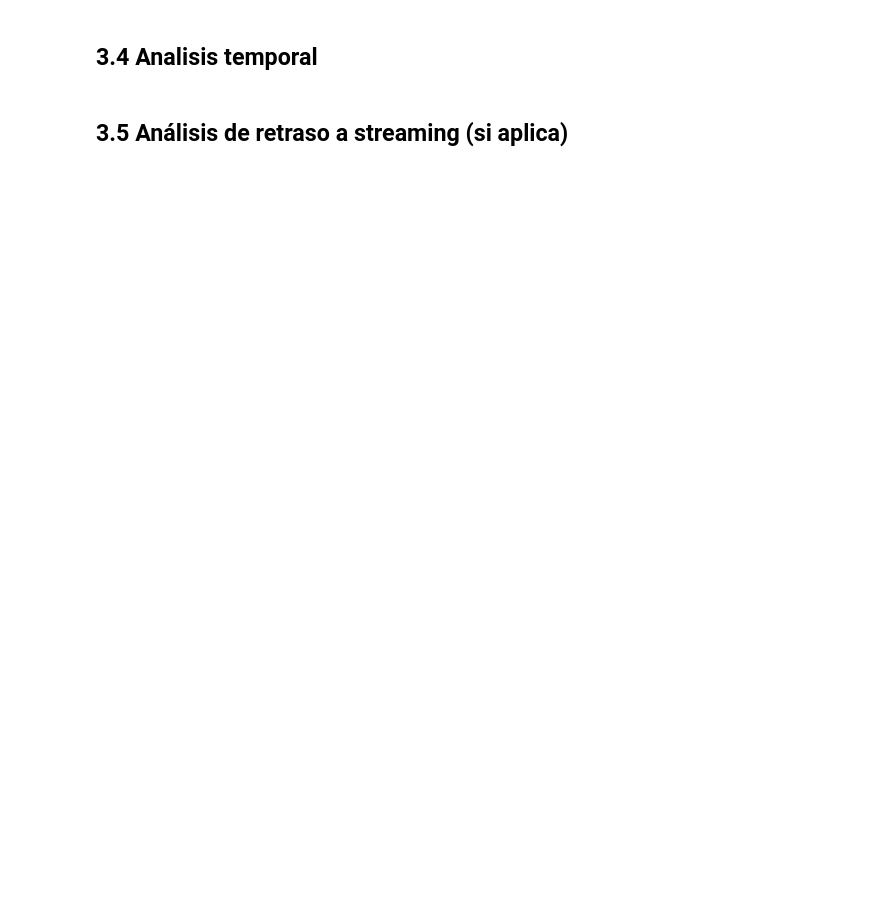
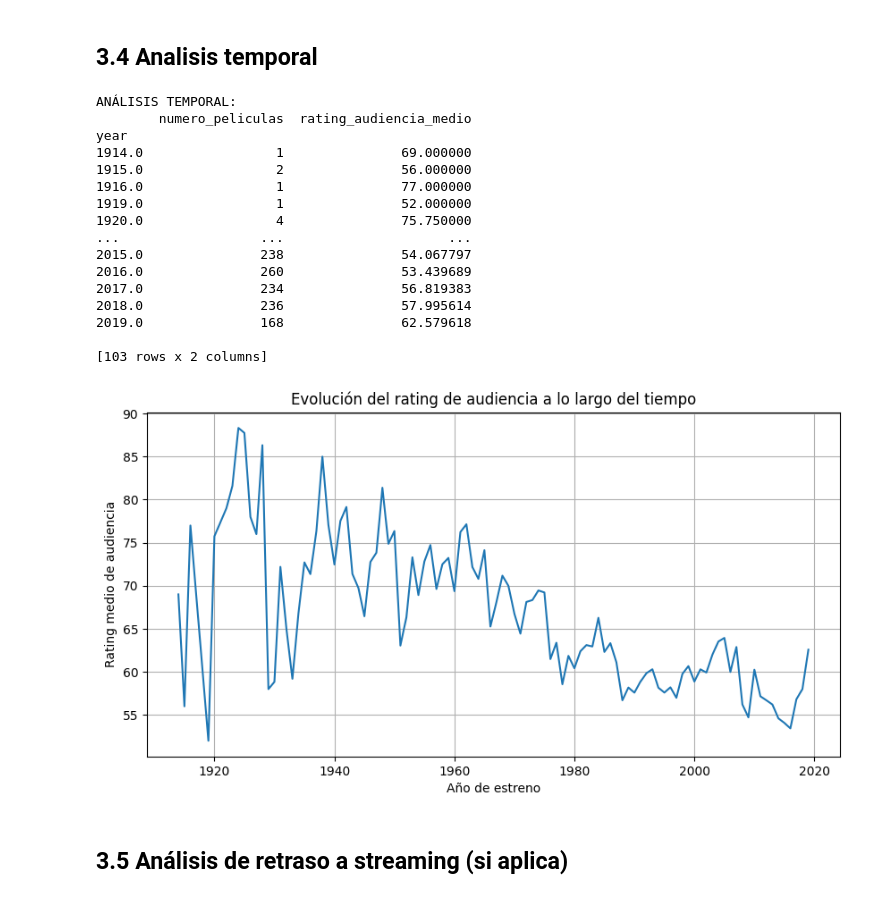
Before and after one commit to JoanMarcMM/RA2_AnalizarDataSet_RottenTomatoes_MarioJoanMarc, a Jupyter notebook: analisis/ficha.ipynb, the cells around one changed output. Drawn from its saved outputs; the diff is of its cells as text; code cells hidden in the pictures; blank space fills up the shorter version.

```diff
--- a/analisis/ficha.ipynb
+++ b/analisis/ficha.ipynb
@@ -334,4 +449,48 @@ tabla_frecuencias.plot(kind='bar')
 # %% [markdown]
 ## 3.4 Analisis temporal
+# %%
+
+df['in_theaters_date'] = pd.to_datetime(df['in_theaters_date'], errors='coerce')
+
+# Extraer año
+df['year'] = df['in_theaters_date'].dt.year
+analisis_temporal = (
+    df.groupby("year")
+      .agg(
+          numero_peliculas=("movie_title", "count"),
+          rating_audiencia_medio=("audience_rating", "mean")
+      )
+      .sort_index()  # ordenar por año
+)
+
+print("ANÁLISIS TEMPORAL:")
+print(analisis_temporal)
+
+
+plt.figure(figsize=(10,5))
+plt.plot(analisis_temporal.index, analisis_temporal["rating_audiencia_medio"])
+plt.xlabel("Año de estreno")
+plt.ylabel("Rating medio de audiencia")
+plt.title("Evolución del rating de audiencia a lo largo del tiempo")
+plt.grid(True)
+plt.show()
+# %% [output]
+ANÁLISIS TEMPORAL:
+        numero_peliculas  rating_audiencia_medio
+year
+1914.0                 1               69.000000
+1915.0                 2               56.000000
+1916.0                 1               77.000000
+1919.0                 1               52.000000
+1920.0                 4               75.750000
+...                  ...                     ...
+2015.0               238               54.067797
+2016.0               260               53.439689
+2017.0               234               56.819383
+2018.0               236               57.995614
+2019.0               168               62.579618
+
+[103 rows x 2 columns]
+[figure, added]
 # %% [markdown]
 ## 3.5 Análisis de retraso a streaming (si aplica)
```
Also changed, not shown: parts of 6 cells of this notebook.
